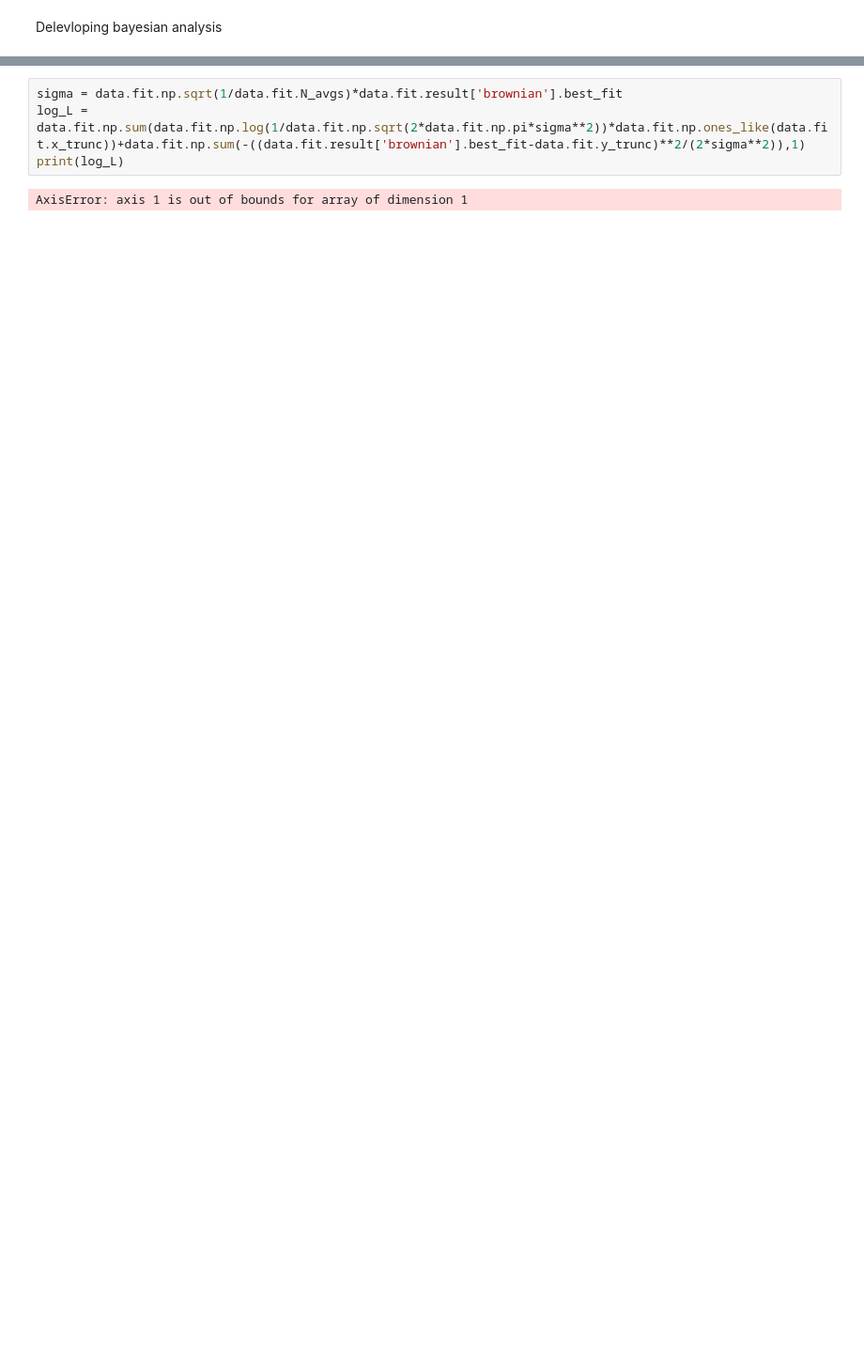
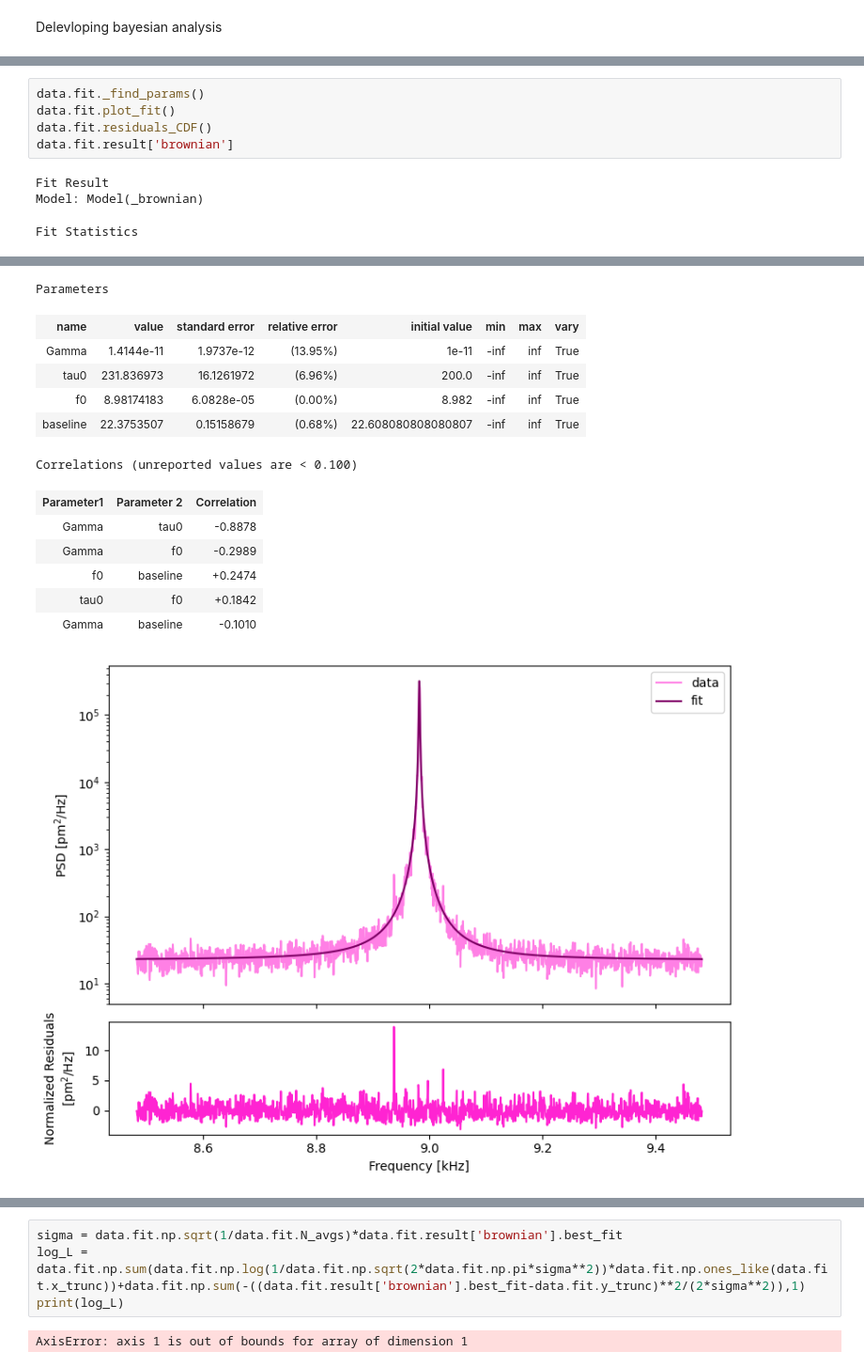
Before and after one commit to klb346/MRFM_BrownianFit, a Jupyter notebook: examples/mrfm_brownian_fit_test_20250522_KLB.ipynb, the cells around one changed output, grey strips where cells are left out. Shown at 94% size. Drawn from its saved outputs; the diff is of its cells as text; blank space fills up the shorter version.

```diff
--- a/examples/mrfm_brownian_fit_test_20250522_KLB.ipynb
+++ b/examples/mrfm_brownian_fit_test_20250522_KLB.ipynb
@@ -32,0 +86,9 @@ Delevloping bayesian analysis
+# %%
+data.fit._find_params()
+data.fit.plot_fit()
+data.fit.residuals_CDF()
+data.fit.result['brownian']
+# %% [output]
+Fit Result
+Model: Model(_brownian)
+Fit Statistics
@@ -32,0 +104,14 @@ Delevloping bayesian analysis
+Parameters
+| name | value | standard error | relative error | initial value | min | max | vary |
+| Gamma | 1.4144e-11 | 1.9737e-12 | (13.95%) | 1e-11 | -inf | inf | True |
+| tau0 | 231.836973 | 16.1261972 | (6.96%) | 200.0 | -inf | inf | True |
+| f0 | 8.98174183 | 6.0828e-05 | (0.00%) | 8.982 | -inf | inf | True |
+| baseline | 22.3753507 | 0.15158679 | (0.68%) | 22.608080808080807 | -inf | inf | True |
+Correlations (unreported values are < 0.100)
+| Parameter1 | Parameter 2 | Correlation |
+| Gamma | tau0 | -0.8878 |
+| Gamma | f0 | -0.2989 |
+| f0 | baseline | +0.2474 |
+| tau0 | f0 | +0.1842 |
+| Gamma | baseline | -0.1010 |
+[figure, added]
```
Also changed, not shown: parts of 5 cells of this notebook, 1 other file.
